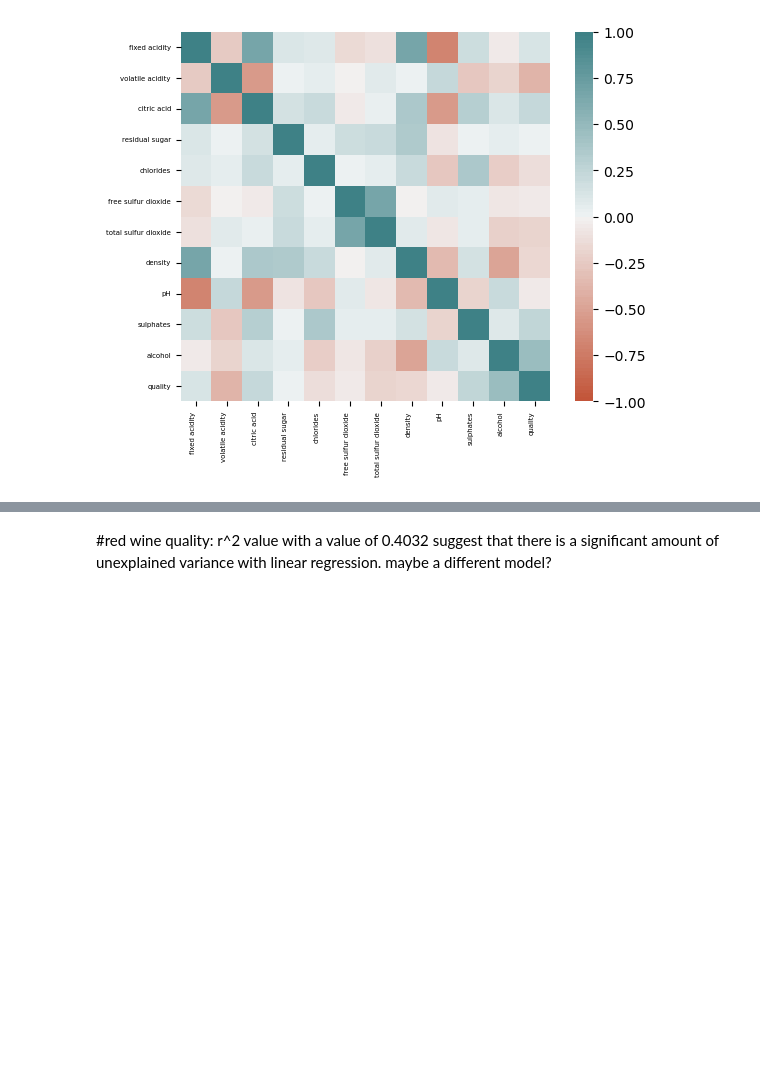
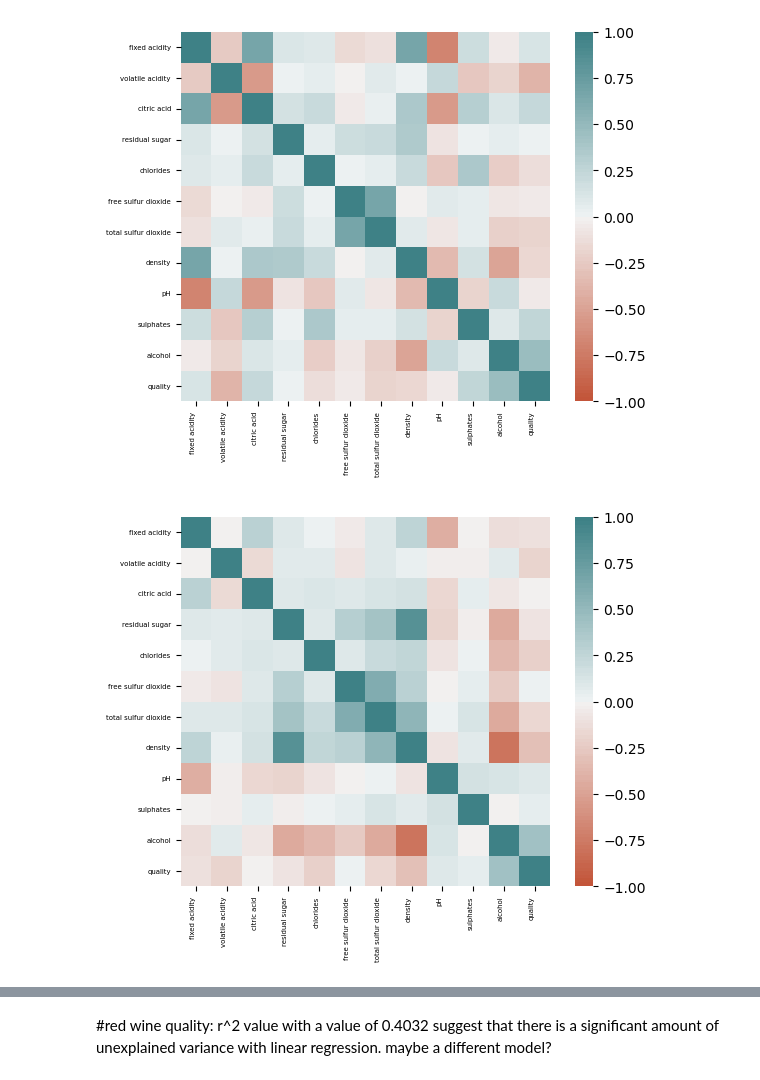
Before and after one commit to ShipraGupta16/Wine-quality, a Jupyter notebook: EDA.ipynb, the cells around one changed output, grey strips where cells are left out. Drawn from its saved outputs; the diff is of its cells as text; code cells hidden in the pictures; blank space fills up the shorter version.

Commit message:
scaled data and redid charts and heatmaps with the scaled data

```diff
--- a/EDA.ipynb
+++ b/EDA.ipynb
@@ -73,0 +124,5 @@ Name: fixed acidity, dtype: float64
+# %%
+# Use the `StandardScaler()` module from scikit-learn to normalize the data from the CSV file
+# Use the `StandardScaler()` module from scikit-learn to normalize the data from the CSV file
+scaled_white_wine_data = StandardScaler().fit_transform(white_wine_df)
+scaled_white_wine_data
@@ -73,0 +143,6 @@ Name: fixed acidity, dtype: float64
+# %%
+# Create a DataFrame with the scaled data
+scaled_white_wine_df = pd.DataFrame(scaled_white_wine_data, columns=['fixed acidity', 'volatile acidity', 'citric acid', 'residual sugar',
+       'chlorides', 'free sulfur dioxide', 'total sulfur dioxide', 'density',
+       'pH', 'sulphates', 'alcohol', 'quality'])
+scaled_white_wine_df
@@ -103,6 +203,27 @@ ax.set_xticklabels(
 );
 # %% [output]
 [figure]
+# %%
+corr_white_df = scaled_white_wine_df.corr()
+# %%
+# plot a heat matrix
+ax = sns.heatmap(corr_white_df,
+    vmin=-1, vmax=1, center=0,
+    cmap=sns.diverging_palette(20, 200, sep=1, n=100, l=50),
+    square=True,
+    xticklabels=True,
+    yticklabels=True)
+
+ax.set_yticklabels(ax.get_yticklabels(),fontsize=5);
+
+ax.set_xticklabels(
+    ax.get_xticklabels(),
+    fontsize=5,
+    horizontalalignment='right'
+
+);
+# %% [output]
+[figure, added]
 # %%
 import pandas as pd
 from sklearn.model_selection import train_test_split
```
Also changed, not shown: parts of 14 cells of this notebook.
